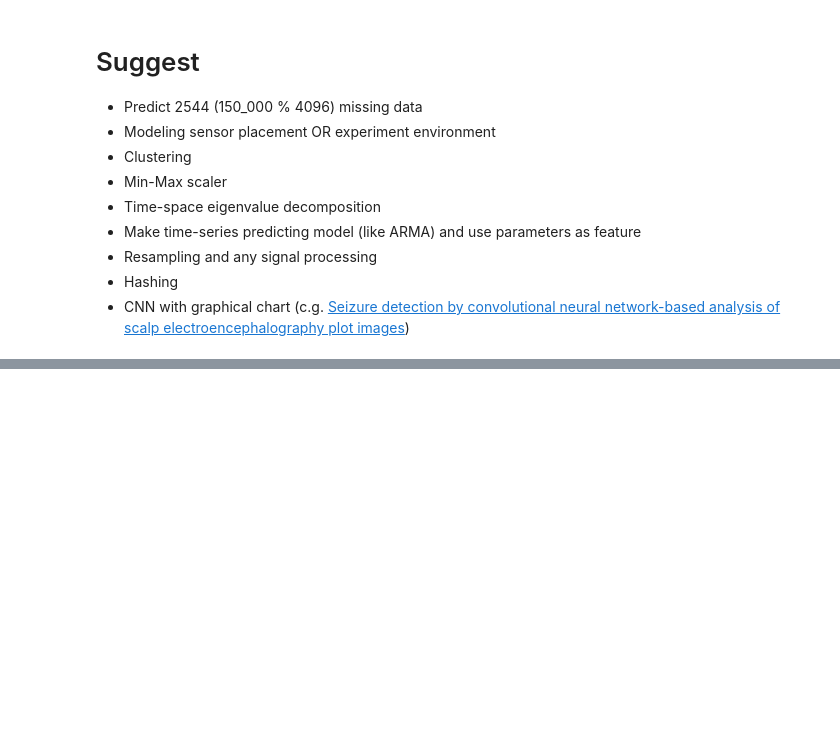
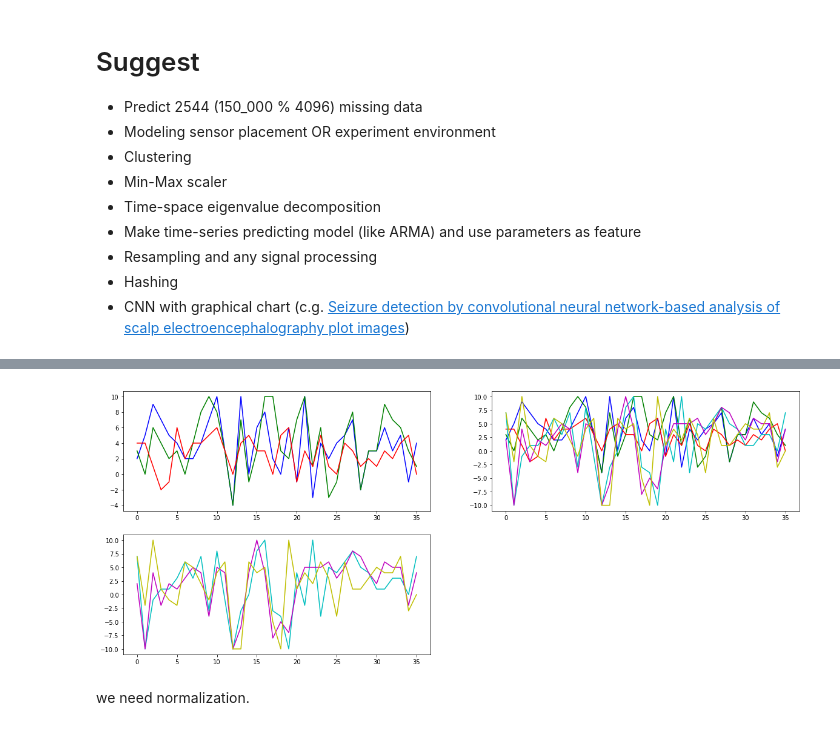
Before and after one commit to sheep02/kaggle, a Jupyter notebook: LANL-Earthquake-Prediction/notebook/LANL EDA.ipynb, the cells around one changed output, grey strips where cells are left out. Saved outputs shown, nothing was run; the diff lists cells and outputs as text; code cells hidden in the pictures; blank space fills up the shorter version.

```diff
--- a/LANL-Earthquake-Prediction/notebook/LANL EDA.ipynb
+++ b/LANL-Earthquake-Prediction/notebook/LANL EDA.ipynb
@@ -370,0 +720,30 @@ for i, color in enumerate(range(pad, 0xFFFFFF-pad, (0xFFFFFF-pad)//n)):
+# %%
+pad = 436961
+
+correct = 1309
+incorrect = 2215
+
+fig, ax = plt.subplots(2, 2, figsize=(20, 8))
+plt.grid(False)
+ax[1, 1].axis('off')
+
+ax[0, 0].plot(np.clip(aco.acoustic_data.values[pad:pad+seg_nrows][:end_idx][correct-1::4096],   -10, 10), color='b')
+ax[0, 0].plot(np.clip(aco.acoustic_data.values[pad:pad+seg_nrows][:end_idx][correct::4096],     -10, 10), color='g')
+ax[0, 0].plot(np.clip(aco.acoustic_data.values[pad:pad+seg_nrows][:end_idx][correct+1::4096],   -10, 10), color='r')
+
+ax[1, 0].plot(np.clip(aco.acoustic_data.values[pad:pad+seg_nrows][:end_idx][incorrect-1::4096], -10, 10), color='c')
+ax[1, 0].plot(np.clip(aco.acoustic_data.values[pad:pad+seg_nrows][:end_idx][incorrect::4096],   -10, 10), color='m')
+ax[1, 0].plot(np.clip(aco.acoustic_data.values[pad:pad+seg_nrows][:end_idx][incorrect+1::4096], -10, 10), color='y')
+
+ax[0, 1].plot(np.clip(aco.acoustic_data.values[pad:pad+seg_nrows][:end_idx][correct-1::4096],   -10, 10), color='b')
+ax[0, 1].plot(np.clip(aco.acoustic_data.values[pad:pad+seg_nrows][:end_idx][correct::4096],     -10, 10), color='g')
+ax[0, 1].plot(np.clip(aco.acoustic_data.values[pad:pad+seg_nrows][:end_idx][correct+1::4096],   -10, 10), color='r')
+ax[0, 1].plot(np.clip(aco.acoustic_data.values[pad:pad+seg_nrows][:end_idx][incorrect-1::4096], -10, 10), color='c')
+ax[0, 1].plot(np.clip(aco.acoustic_data.values[pad:pad+seg_nrows][:end_idx][incorrect::4096],   -10, 10), color='m')
+ax[0, 1].plot(np.clip(aco.acoustic_data.values[pad:pad+seg_nrows][:end_idx][incorrect+1::4096], -10, 10), color='y')
+
+plt.grid(False)
+# %% [output]
+[figure, added]
+# %% [markdown]
+we need normalization.
```
Also changed, not shown: parts of 26 cells of this notebook.
